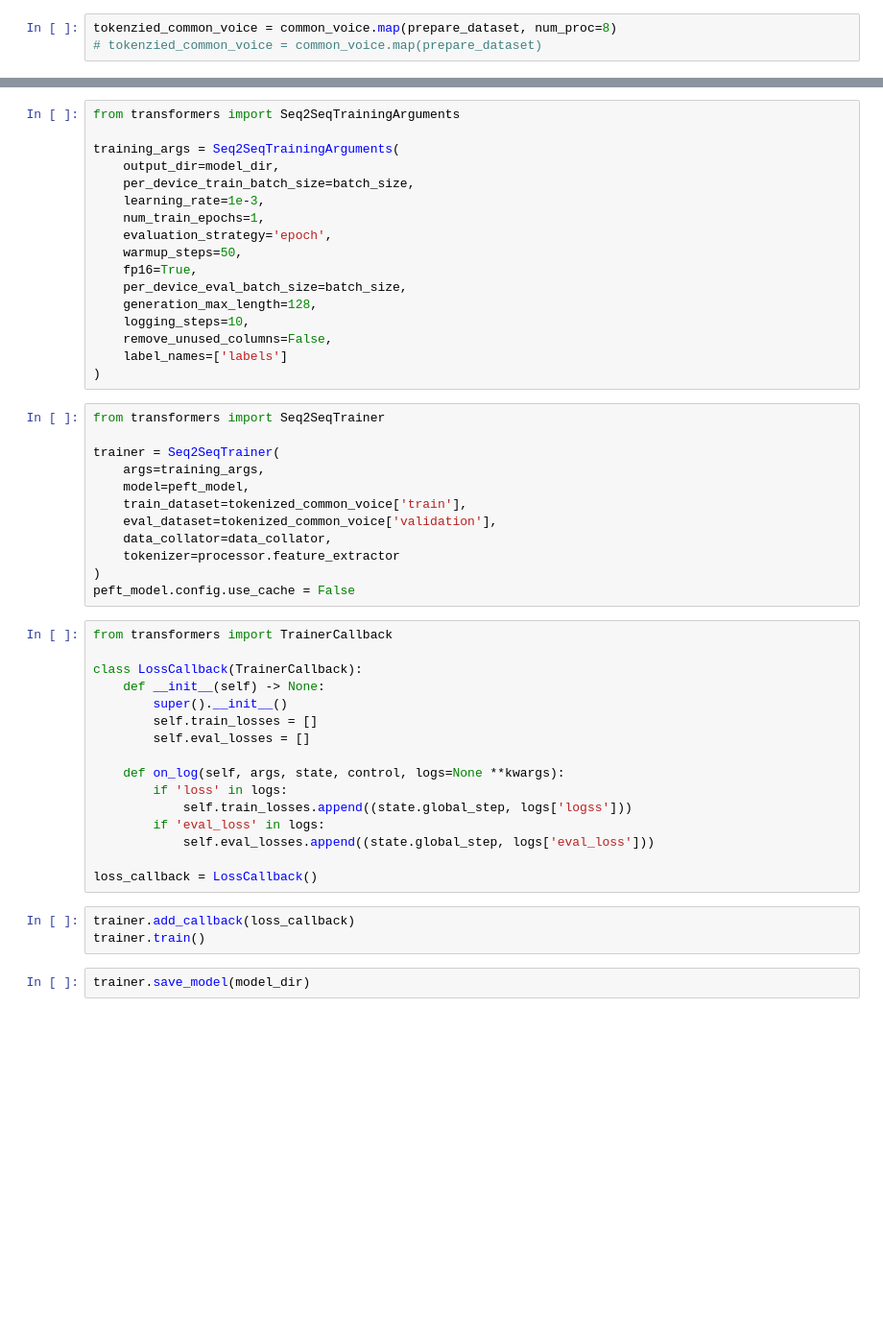
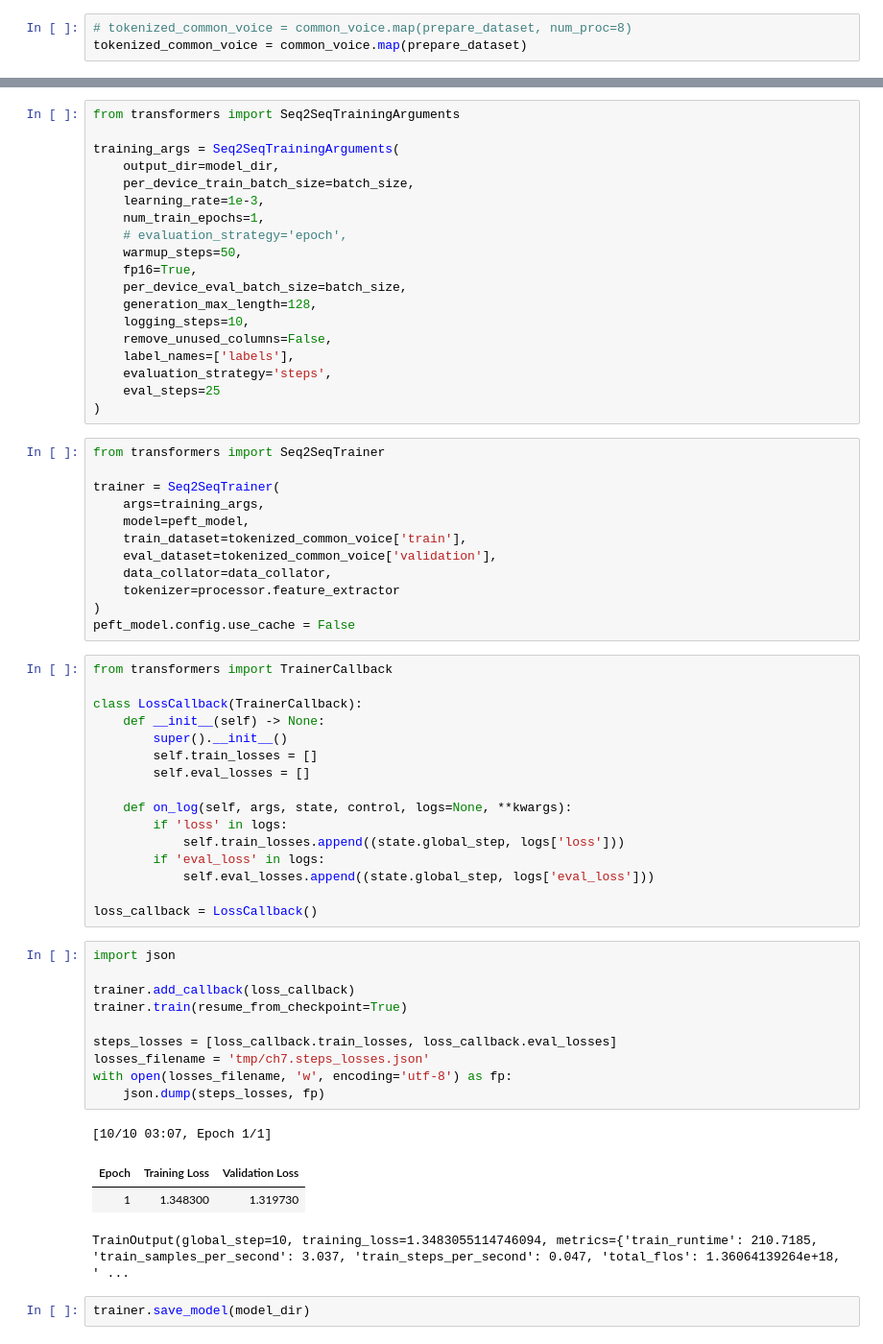
Before and after one commit to king5699/LLM-quickstart, a Jupyter notebook: homework/ch7.ipynb, the cells around one changed output, grey strips where cells are left out. Shown at 96% size. Saved outputs shown, nothing was run; the diff lists cells and outputs as text; blank space fills up the shorter version.

```diff
--- a/homework/ch7.ipynb
+++ b/homework/ch7.ipynb
@@ -39,8 +55,8 @@ small_common_voice['train'] = common_voice['train'].shuffle(seed=16).select(rang
 small_common_voice['validation'] = common_voice['validation'].shuffle(seed=16).select(range(320))
 tokenized_common_voice = small_common_voice.map(prepare_dataset)
 # %%
-tokenzied_common_voice = common_voice.map(prepare_dataset, num_proc=8)
-# tokenzied_common_voice = common_voice.map(prepare_dataset)
+# tokenized_common_voice = common_voice.map(prepare_dataset, num_proc=8)
+tokenized_common_voice = common_voice.map(prepare_dataset)
 # %%
 import torch
 from dataclasses import dataclass
@@ -97,14 +115,16 @@ training_args = Seq2SeqTrainingArguments(
     per_device_train_batch_size=batch_size,
     learning_rate=1e-3,
     num_train_epochs=1,
-    evaluation_strategy='epoch',
+    # evaluation_strategy='epoch',
     warmup_steps=50,
     fp16=True,
     per_device_eval_batch_size=batch_size,
     generation_max_length=128,
     logging_steps=10,
     remove_unused_columns=False,
-    label_names=['labels']
+    label_names=['labels'],
+    evaluation_strategy='steps',
+    eval_steps=25
 )
 # %%
 from transformers import Seq2SeqTrainer
@@ -127,16 +147,28 @@ class LossCallback(TrainerCallback):
         self.train_losses = []
         self.eval_losses = []
 
-    def on_log(self, args, state, control, logs=None **kwargs):
+    def on_log(self, args, state, control, logs=None, **kwargs):
         if 'loss' in logs:
-            self.train_losses.append((state.global_step, logs['logss']))
+            self.train_losses.append((state.global_step, logs['loss']))
         if 'eval_loss' in logs:
             self.eval_losses.append((state.global_step, logs['eval_loss']))
 
 loss_callback = LossCallback()
-# %%
-trainer.add_callback(loss_callback)
-trainer.train()
+# %%
+import json
+
+trainer.add_callback(loss_callback)
+trainer.train(resume_from_checkpoint=True)
+
+steps_losses = [loss_callback.train_losses, loss_callback.eval_losses]
+losses_filename = 'tmp/ch7.steps_losses.json'
+with open(losses_filename, 'w', encoding='utf-8') as fp:
+    json.dump(steps_losses, fp)
+# %% [output]
+[10/10 03:07, Epoch 1/1]
+| Epoch | Training Loss | Validation Loss |
+| 1 | 1.348300 | 1.319730 |
+TrainOutput(global_step=10, training_loss=1.3483055114746094, metrics={'train_runtime': 210.7185, 'train_samples_per_second': 3.037, 'train_steps_per_second': 0.047, 'total_flos': 1.36064139264e+18, ' ...
 # %%
 trainer.save_model(model_dir)
 # %% [markdown]
```
Also changed, not shown: parts of 5 cells of this notebook.
